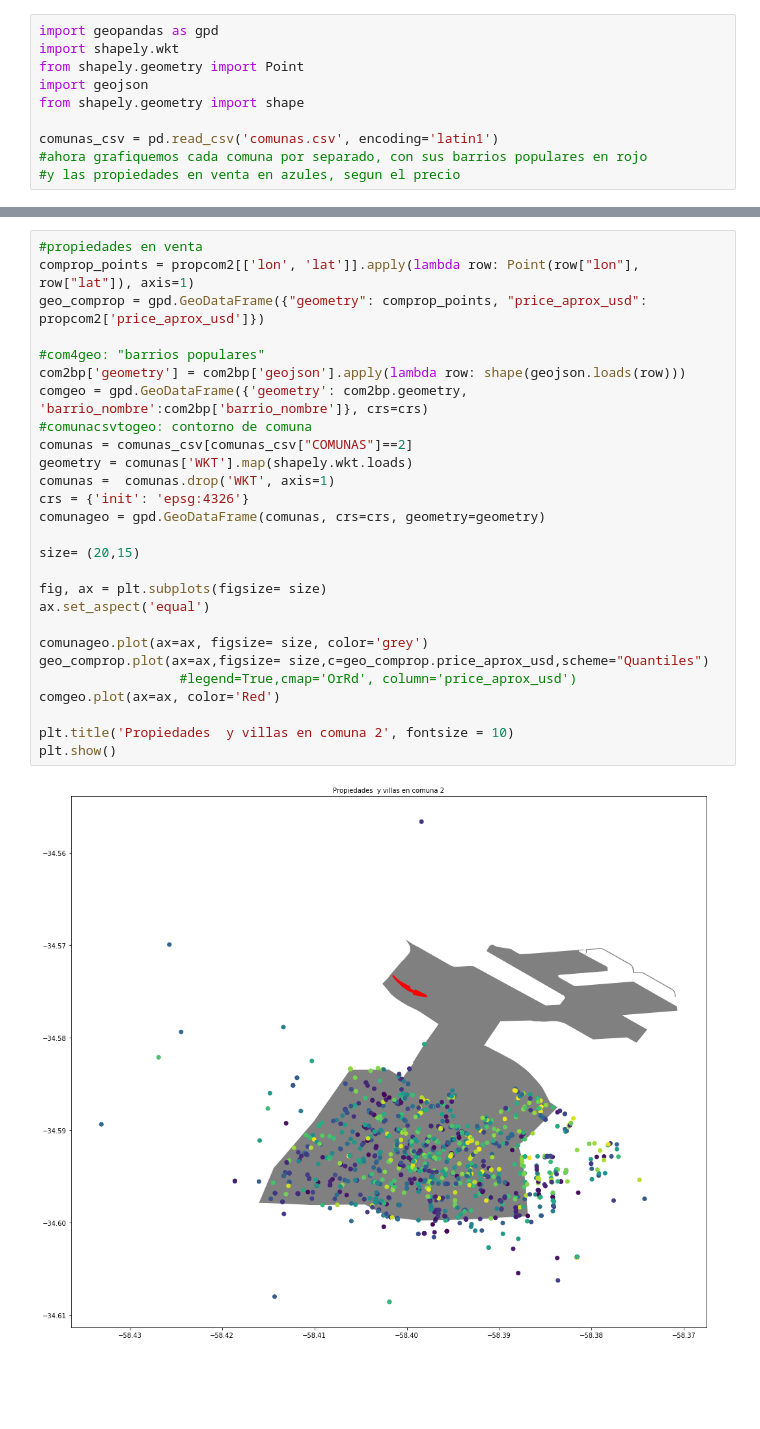
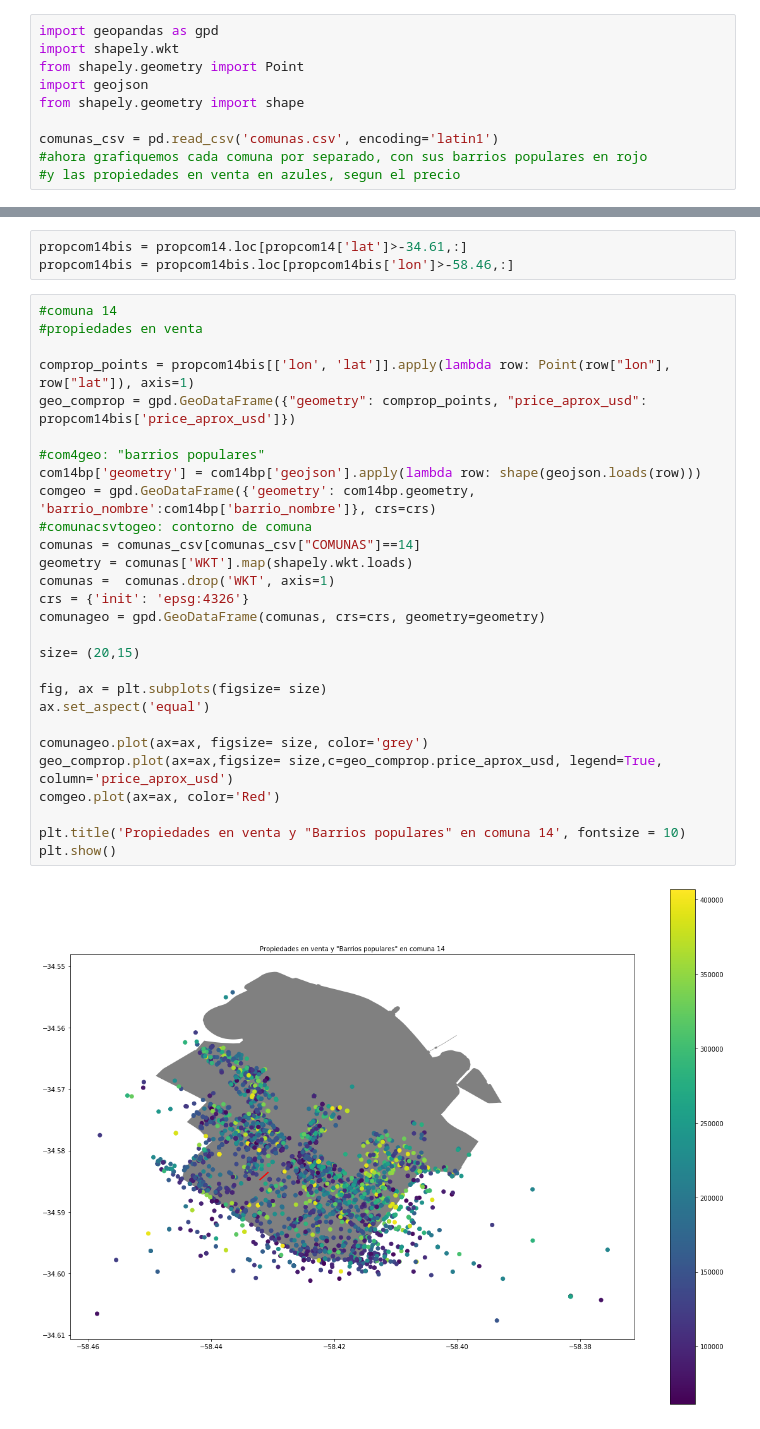
Before and after one commit to jazminferreiro-zz/orgaTP1, a Jupyter notebook: analisisexploratorio-tpDatos.ipynb, the cells around one changed output, grey strips where cells are left out. Drawn from its saved outputs; the diff is of its cells as text; blank space fills up the shorter version.

```diff
--- a/analisisexploratorio-tpDatos.ipynb
+++ b/analisisexploratorio-tpDatos.ipynb
@@ -550,30 +689,34 @@ plt.show()
+# %%
+propcom14bis = propcom14.loc[propcom14['lat']>-34.61,:]
+propcom14bis = propcom14bis.loc[propcom14bis['lon']>-58.46,:]
 # %%
+#comuna 14
 #propiedades en venta
-comprop_points = propcom2[['lon', 'lat']].apply(lambda row: Point(row["lon"], row["lat"]), axis=1)
-geo_comprop = gpd.GeoDataFrame({"geometry": comprop_points, "price_aprox_usd": propcom2['price_aprox_usd']})
+
+comprop_points = propcom14bis[['lon', 'lat']].apply(lambda row: Point(row["lon"], row["lat"]), axis=1)
+geo_comprop = gpd.GeoDataFrame({"geometry": comprop_points, "price_aprox_usd": propcom14bis['price_aprox_usd']})
 
 #com4geo: "barrios populares"
-com2bp['geometry'] = com2bp['geojson'].apply(lambda row: shape(geojson.loads(row)))
-comgeo = gpd.GeoDataFrame({'geometry': com2bp.geometry, 'barrio_nombre':com2bp['barrio_nombre']}, crs=crs)
+com14bp['geometry'] = com14bp['geojson'].apply(lambda row: shape(geojson.loads(row)))
+comgeo = gpd.GeoDataFrame({'geometry': com14bp.geometry, 'barrio_nombre':com14bp['barrio_nombre']}, crs=crs)
 #comunacsvtogeo: contorno de comuna
-comunas = comunas_csv[comunas_csv["COMUNAS"]==2]
+comunas = comunas_csv[comunas_csv["COMUNAS"]==14]
 geometry = comunas['WKT'].map(shapely.wkt.loads)
 comunas =  comunas.drop('WKT', axis=1)
 crs = {'init': 'epsg:4326'}
 comunageo = gpd.GeoDataFrame(comunas, crs=crs, geometry=geometry)
 
 size= (20,15)
 
 fig, ax = plt.subplots(figsize= size)
 ax.set_aspect('equal')
 
 comunageo.plot(ax=ax, figsize= size, color='grey')
-geo_comprop.plot(ax=ax,figsize= size,c=geo_comprop.price_aprox_usd,scheme="Quantiles")
-                  #legend=True,cmap='OrRd', column='price_aprox_usd')
+geo_comprop.plot(ax=ax,figsize= size,c=geo_comprop.price_aprox_usd, legend=True, column='price_aprox_usd')
 comgeo.plot(ax=ax, color='Red')
 
-plt.title('Propiedades  y villas en comuna 2', fontsize = 10)
+plt.title('Propiedades en venta y "Barrios populares" en comuna 14', fontsize = 10)
 plt.show()
 # %% [output]
-[figure, old version]
+[figure, new version]
 # %%
```
Also changed, not shown: parts of 22 cells of this notebook.
